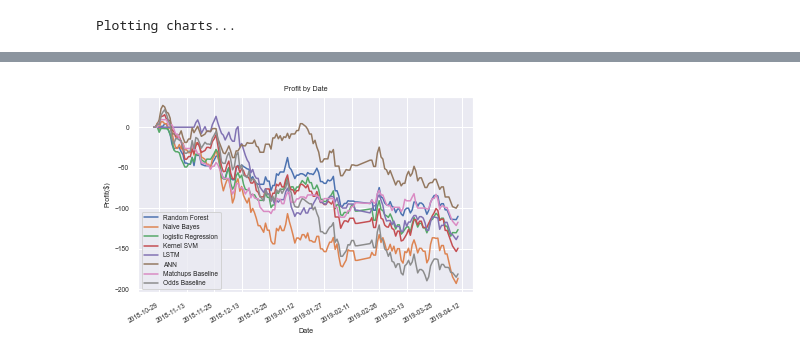
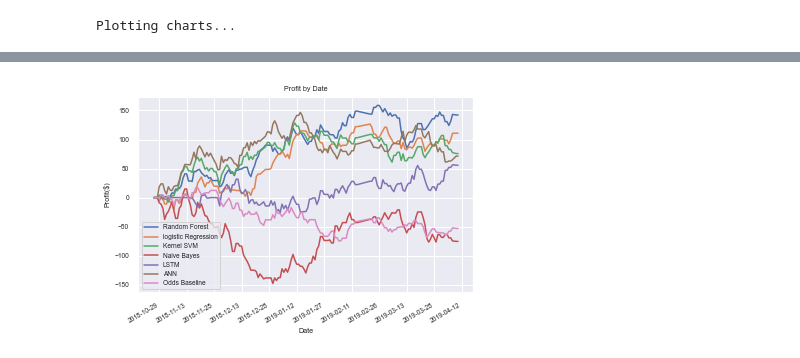
Before and after one commit to caiomelo22/nba-predictor, a Jupyter notebook: main.ipynb, the cells around one changed output, grey strips where cells are left out. Drawn from its saved outputs; the diff is of its cells as text; code cells hidden in the pictures.

Commit message:
Removing attrs like recent matchups, H/A % and streak

```diff
--- a/main.ipynb
+++ b/main.ipynb
@@ -19,8 +19,8 @@ from keras.models import model_from_json
 import pickle
 import dill
 # %%
-min_threshold = 1.6
-max_threshold = 1.9
+min_threshold = 1.75
+max_threshold = 2.5
 # %%
 def plot_chart(title, x_label, y_label):
     plt.ylabel(y_label)
@@ -350,8 +310,10 @@ Displaying data for the Random Forest model...
+# %%
+right = 0
+total = 0
 # %%
 print("\nGetting data from the regular models for visualization...")
 profit = 0
 money_by_date = []
-bets_tracking_matchups = [0]
 bets_tracking_odds = [0]
 money_by_team = dict()
 bets = []
@@ -360,7 +322,6 @@ pred_winner_lstm = [x['pred_winner'] for x in results if x['model'] == 'LSTM'][0
 money_by_date.append([dataset.iloc[0,2], dict(zip([x['model'] for x in results], [0 for x in results])),  dict(zip([x['model'] for x in results], [0 for x in results]))])
 for index, game in dataset.iterrows():
     if game['GAME_DATE'] != money_by_date[-1][0]:
-        bets_tracking_matchups.append(bets_tracking_matchups[-1])
         bets_tracking_odds.append(bets_tracking_odds[-1])
         money_by_date.append([game['GAME_DATE'],  dict(zip([x['model'] for x in results], [0 for x in results])), dict(money_by_date[-1][2])])
 
@@ -387,8 +348,11 @@ for index, game in dataset.iterrows():
                 bets.append(['B', game['ODDS_B'], y_prob[index,0], 0])
                 money_by_team[game['TEAM_B']] += game_money
 
+        if game_money > 0:
+            right += 1
+        total += 1
+
     profit += game_money
-    bets_tracking_matchups[-1] += check_game_with_matchups(game, bet_value)
     bets_tracking_odds[-1] += check_game_with_odds(game, bet_value)
 
     for model in money_by_date[-1][1]:
@@ -461,20 +427,19 @@ plot_bar('Profit by Team', 'Teams', 'Profit', money_by_team_labels, money_by_tea
 # %%
 xpoints = money_by_date[:,0].astype(np.datetime64)
 
 plt.gca().xaxis.set_major_formatter(mdates.DateFormatter('%Y-%m-%d'))
 plt.gca().xaxis.set_major_locator(mdates.DayLocator(interval=15))
 for model in models_tracking:
     plt.plot(xpoints, model)
-plt.plot(xpoints, bets_tracking_matchups)
 plt.plot(xpoints, bets_tracking_odds)
 
 title = "Profit by Date"
-plt.legend([x['model'] for x in results] + ['Matchups Baseline', 'Odds Baseline'], loc='lower left')
+plt.legend([x['model'] for x in results] + ['Odds Baseline'], loc='lower left')
 plt.ylabel("Profit($)")
 plt.xlabel("Date")
 plt.title(title)
 plt.gcf().autofmt_xdate()
 plt.savefig('charts/{}.png'.format(title.replace(' ','_').lower()), dpi=300)
 plt.show()
 # %% [output]
-[figure, old version]
+[figure, new version]
```
Also changed, not shown: parts of 11 cells of this notebook, 2 other files.
